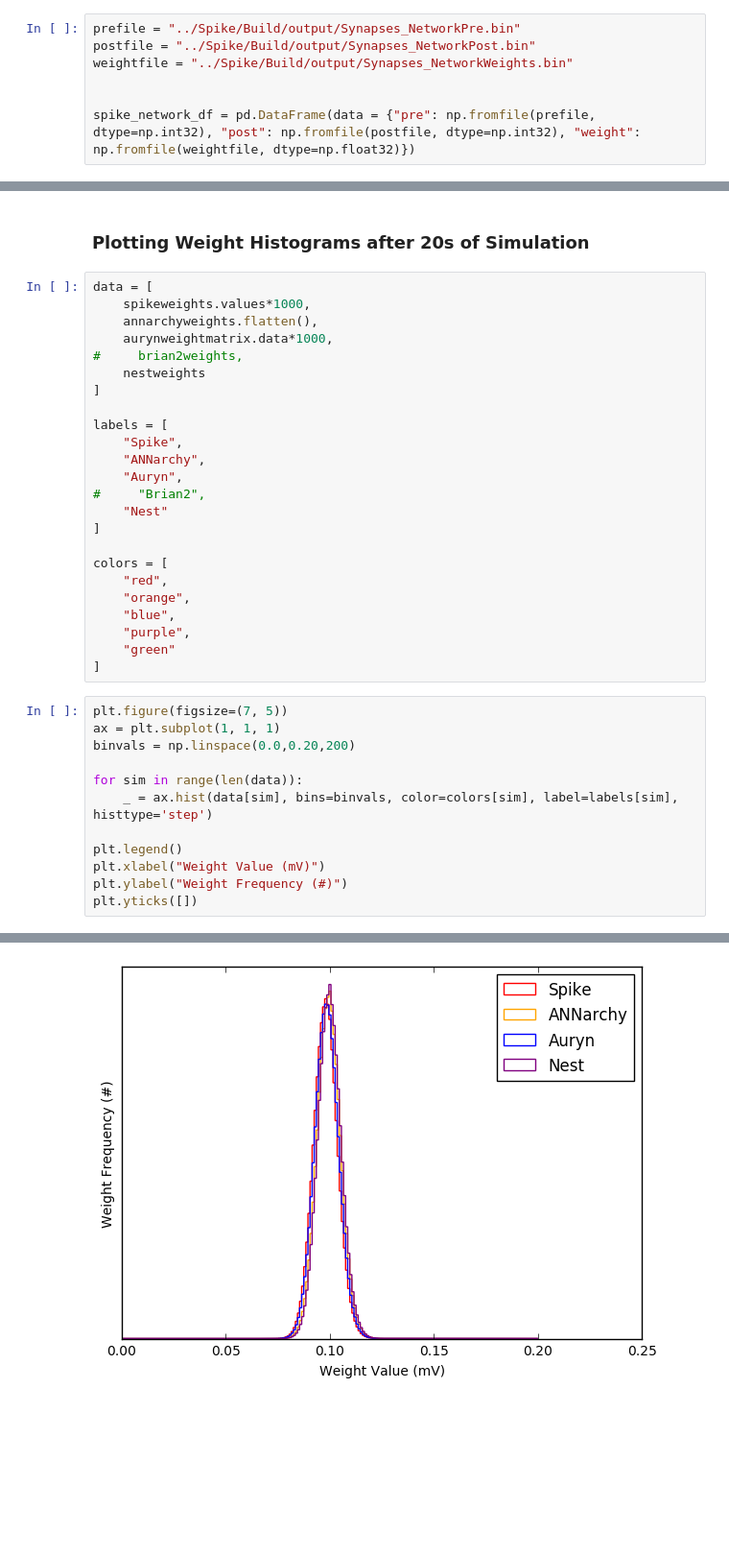
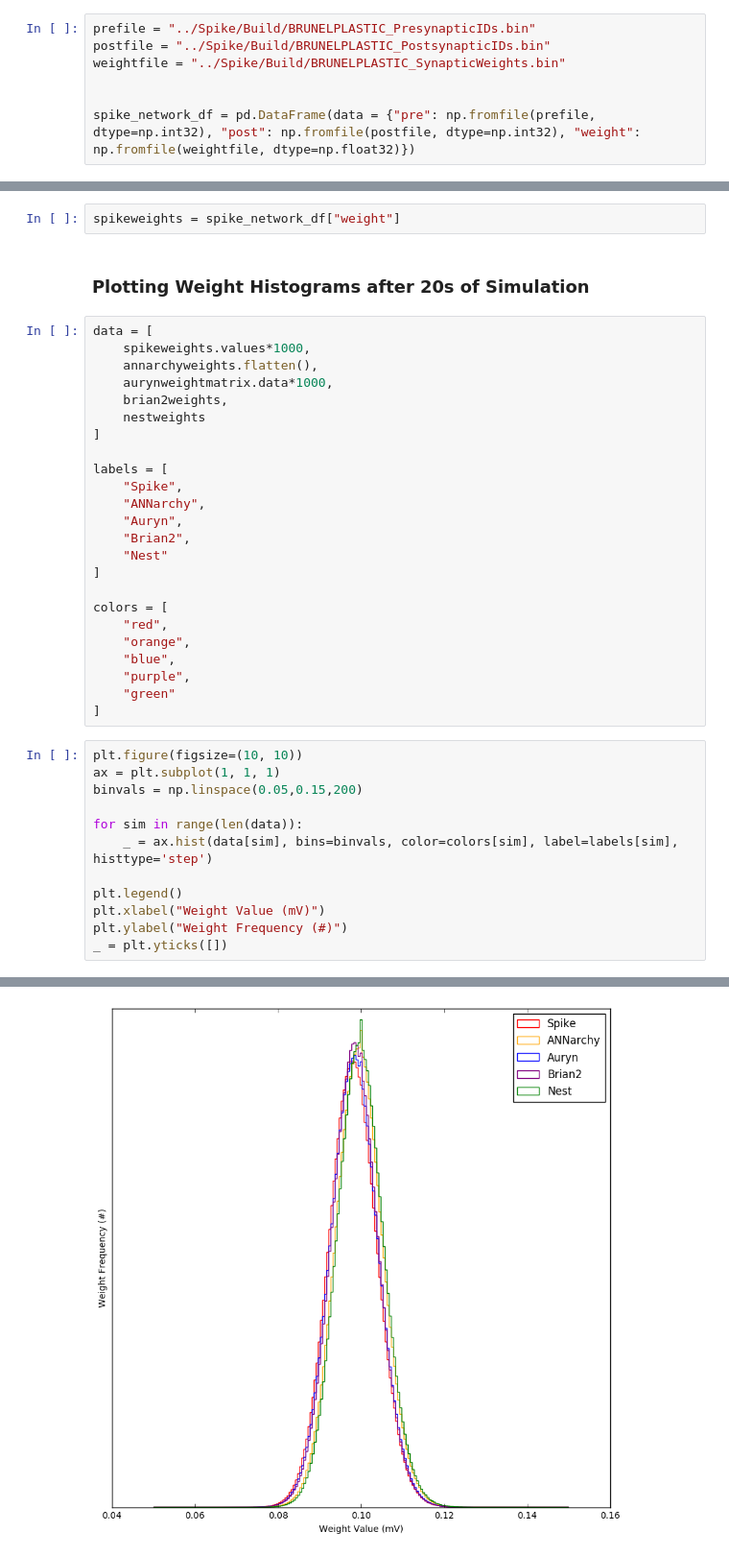
Before and after one commit to nasiryahm/SNNSimulatorComparison, a Jupyter notebook: Benchmarks/Brunel/_results/BrunelWeightAnalysis.ipynb, the cells around one changed output, grey strips where cells are left out. Shown at 96% size. Cells and saved outputs as stored; diff of their text form; blank space fills up the shorter version.

```diff
--- a/Benchmarks/Brunel/_results/BrunelWeightAnalysis.ipynb
+++ b/Benchmarks/Brunel/_results/BrunelWeightAnalysis.ipynb
@@ -31,9 +31,9 @@ brian2weights = np.loadtxt("../brian2/plasticweights.txt")
 # %% [markdown]
 #### Loading Spike weights
 # %%
-prefile = "../Spike/Build/output/Synapses_NetworkPre.bin"
-postfile = "../Spike/Build/output/Synapses_NetworkPost.bin"
-weightfile = "../Spike/Build/output/Synapses_NetworkWeights.bin"
+prefile = "../Spike/Build/BRUNELPLASTIC_PresynapticIDs.bin"
+postfile = "../Spike/Build/BRUNELPLASTIC_PostsynapticIDs.bin"
+weightfile = "../Spike/Build/BRUNELPLASTIC_SynapticWeights.bin"
 
 
 spike_network_df = pd.DataFrame(data = {"pre": np.fromfile(prefile, dtype=np.int32), "post": np.fromfile(postfile, dtype=np.int32), "weight": np.fromfile(weightfile, dtype=np.float32)})
@@ -43,3 +40,5 @@ spikeweights = spike_network_df["weight"][mask]
+# %%
+spikeweights = spike_network_df["weight"]
 # %% [markdown]
 ### Plotting Weight Histograms after 20s of Simulation
 # %%
@@ -47,7 +46,7 @@ data = [
     spikeweights.values*1000,
     annarchyweights.flatten(),
     aurynweightmatrix.data*1000,
-#     brian2weights,
+    brian2weights,
     nestweights
 ]
 
@@ -55,7 +54,7 @@ labels = [
     "Spike",
     "ANNarchy",
     "Auryn",
-#     "Brian2",
+    "Brian2",
     "Nest"
 ]
 
@@ -67,9 +66,9 @@ colors = [
     "green"
 ]
 # %%
-plt.figure(figsize=(7, 5))
+plt.figure(figsize=(10, 10))
 ax = plt.subplot(1, 1, 1)
-binvals = np.linspace(0.0,0.20,200)
+binvals = np.linspace(0.05,0.15,200)
 
 for sim in range(len(data)):
     _ = ax.hist(data[sim], bins=binvals, color=colors[sim], label=labels[sim], histtype='step')
@@ -77,5 +76,5 @@ for sim in range(len(data)):
 plt.legend()
 plt.xlabel("Weight Value (mV)")
 plt.ylabel("Weight Frequency (#)")
-plt.yticks([])
+_ = plt.yticks([])
 # %% [output]
@@ -83 +81 @@ plt.yticks([])
-[figure, old version]
+[figure, new version]
```
Also changed, not shown: parts of 2 cells of this notebook, 12 other files.
